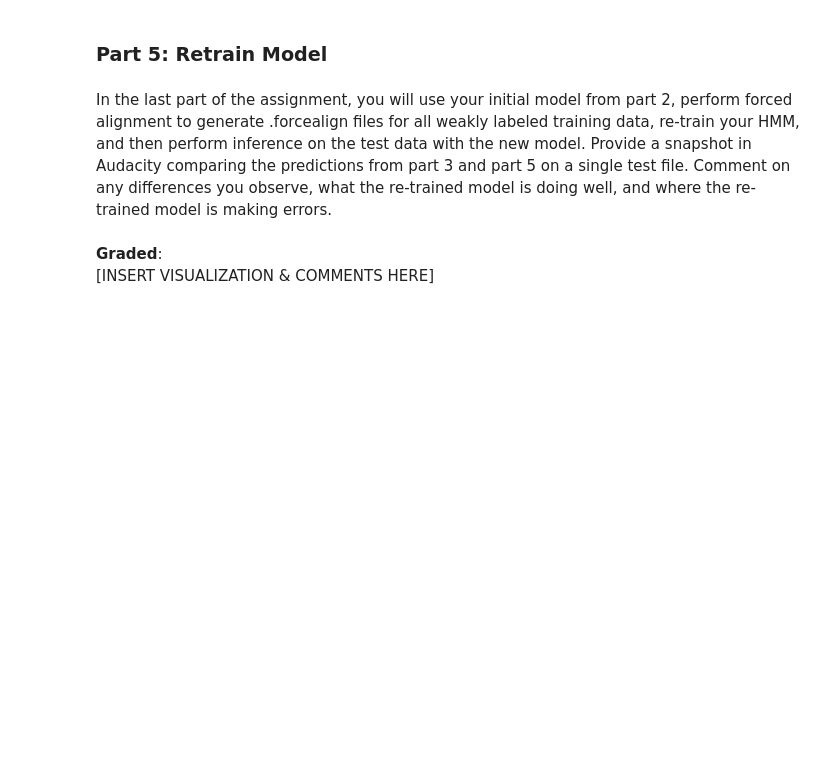
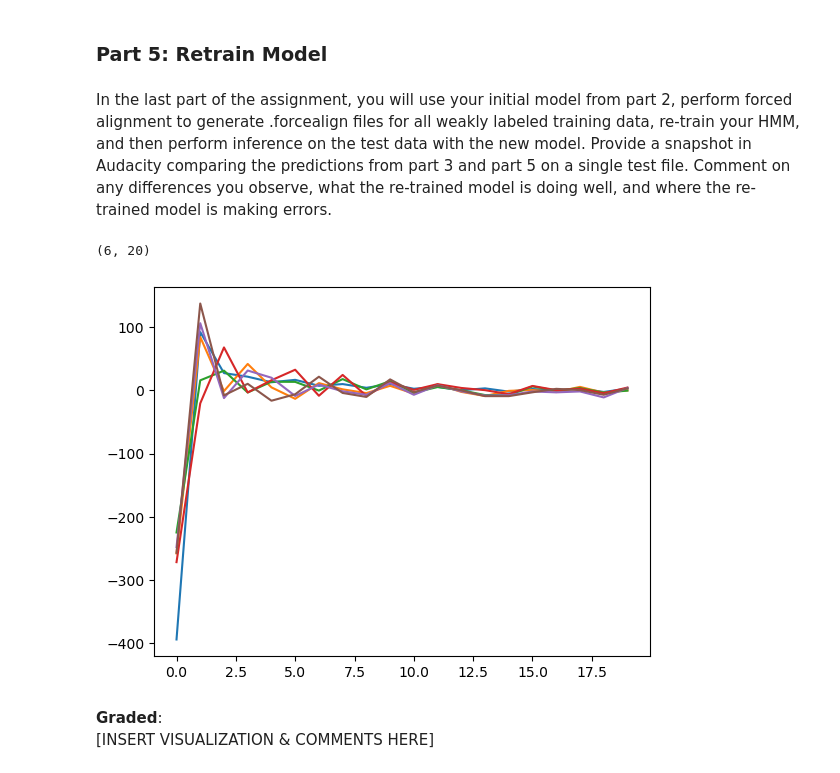
Before and after one commit to rafael-burger/E207-HW7, a Jupyter notebook: hw7.ipynb, the cells around one changed output. Saved outputs shown, nothing was run; the diff lists cells and outputs as text; code cells hidden in the pictures; blank space fills up the shorter version.

Commit message:
Retrain model on all training data with estimated states.

```diff
--- a/hw7.ipynb
+++ b/hw7.ipynb
@@ -482,11 +423,0 @@ S_record:countObervsations (958,)
-# %%
-train_states_names=[]
-for i in range(len(train1_states)):
-
-    train_states_names.append(states[int(train1_states[i])])
-
-print(train_states_names)
-times=np.array(range(len(train1_states)))*hop
-plt.figure(figsize=(10,5))
-plt.plot(times,train1_states)
-plt.xticks(np.arange(times[0],times[-1],0.5))
@@ -762,7 +675,7 @@ def generateLabelFileNames(prefix, num_trials, suffix):
 fileID = 'test'
 files = glob.glob('audio/%s*.mp3' % fileID)
 num_files = len(files)
-file_names = generateLabelFileNames(fileID, num_files, '.labels')
+file_names = generateLabelFileNames(fileID, num_files, '_initial_estimation.labels')
 for i in range(num_files):
     S_est, hop = estimateStateSequence(test_file = files[i], means = means, covars = covars, A = A, pi = pi)
     state_change_indices = getStateChangeIndices(S_est=S_est)
@@ -965,3 +878,13 @@ In the above image, I've displayed both the estimated labels (generated using fo
 In the last part of the assignment, you will use your initial model from part 2, perform forced alignment to generate .forcealign files for all weakly labeled training data, re-train your HMM, and then perform inference on the test data with the new model.  Provide a snapshot in Audacity comparing the predictions from part 3 and part 5 on a single test file.  Comment on any differences you observe, what the re-trained model is doing well, and where the re-trained model is making errors.
 # %%
 ### INSERT AS MANY CELLS AS NEEDED BELOW ###
+# %%
+# START BY GENERATING .FORCEALIGN FILES FOR THE REMAINING TRAINING DATA
+
+train_trans_file = Path(ANNOT_DIR, "train.transcription")
+
+train_audio_files = glob.glob('%s/train*.mp3' % AUDIO_DIR)
+train_forcealign_filenames = generateLabelFileNames(prefix="train", num_trials=5, suffix=".forcealign")
+
+for i in range(5):
+    generateForcealignFilesFromTranscription(trans_file=train_trans_file, audio_files=train_audio_files, offset=i, alignment_fname=train_forcealign_filenames[i])
@@ -967,0 +920,22 @@ In the last part of the assignment, you will use your initial model from part 2,
+# %%
+### CREATE O_LIST AND S_LIST TO TRAIN ON, and RETRAIN THE MODEL!
+states, stateStr2id = getStateMapping() # retrieve list of possible states and mapping between string and integer state representation
+
+S_list = []
+O_list = []
+
+for i in range(5):
+    O, hop = computeFeatures(audiofile = train_audio_files[i])
+    S = getStatesFromForcealignFile(file_name = train_forcealign_filenames[i], hopsize = hop, states = states)
+
+    O_list.append(O)
+    S_list.append(S)
+
+
+A_retrained, pi_retrained, means_retrained, covars_retrained = trainHMM(O_list, S_list, states)
+print(means_retrained.shape)
+for i in range(6):
+    plt.plot(means_retrained[i,:])
+# %% [output]
+(6, 20)
+[figure, added]
```
Also changed, not shown: parts of 9 cells of this notebook, 18 other files.
